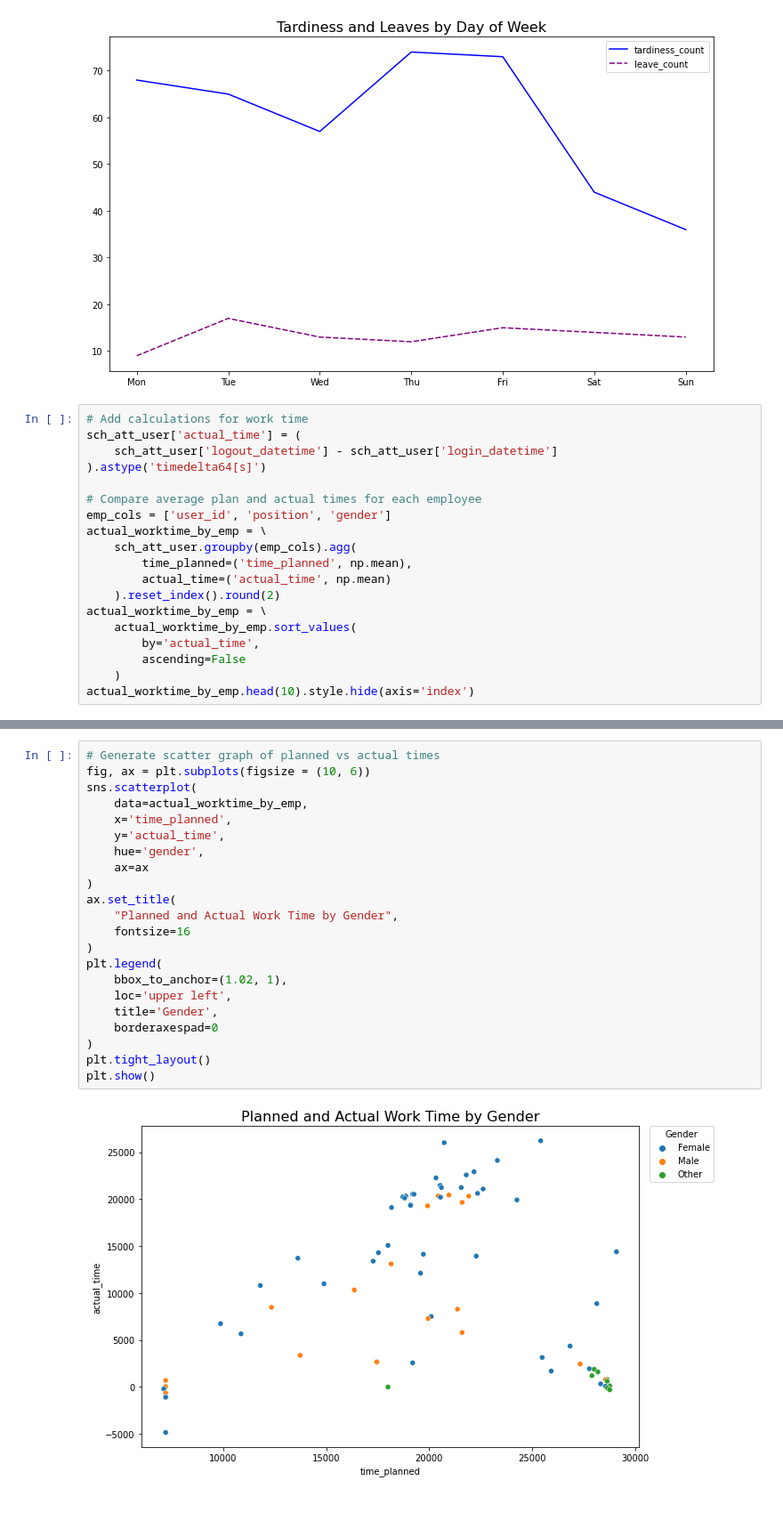
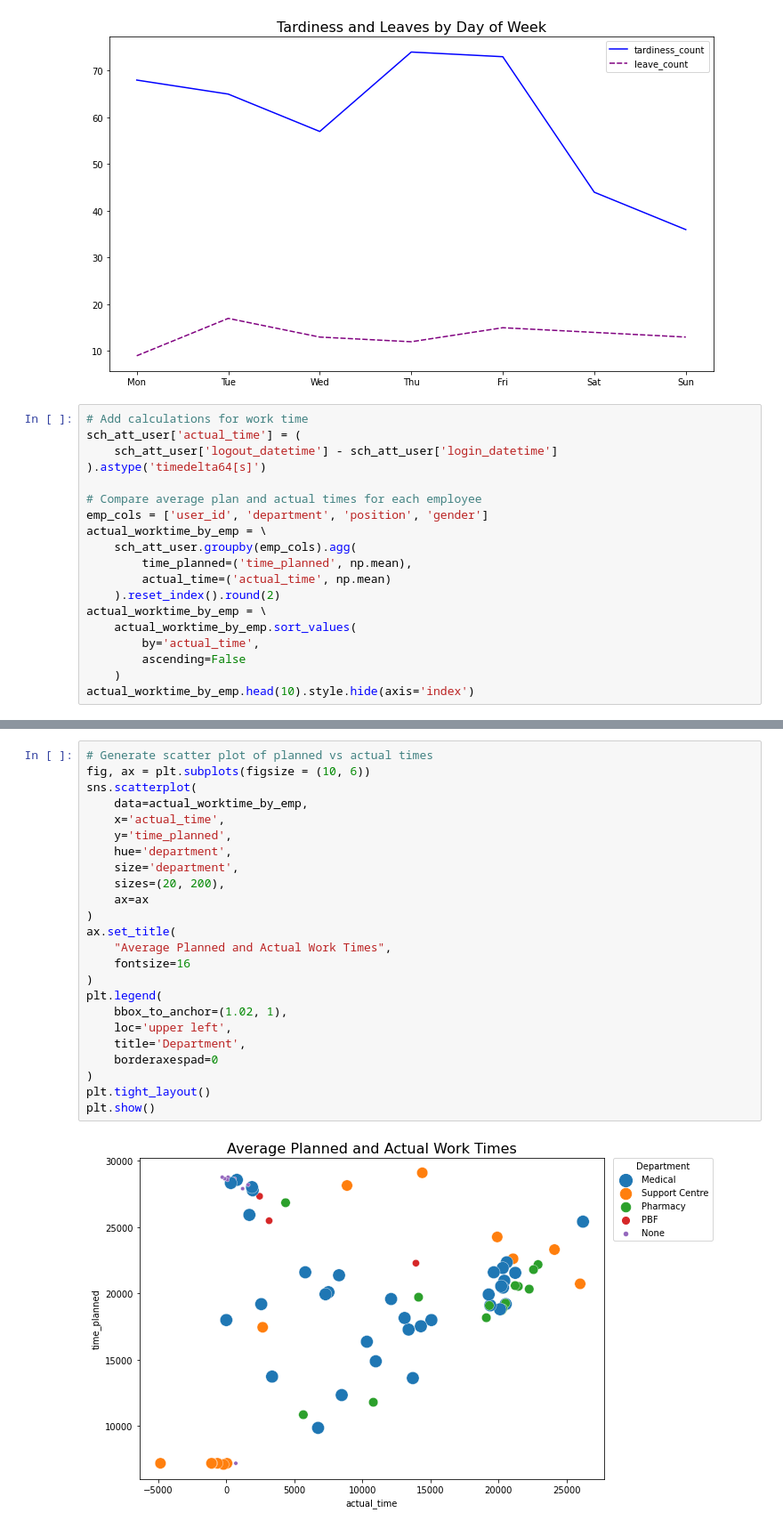
Before and after one commit to ebernardino01/DataAnalystPortfolio, a Jupyter notebook: Clockster/Clockster_Data_Analysis_Notebook.ipynb, the cells around one changed output, grey strips where cells are left out. Shown: that part at 89% size. Cells and saved outputs as stored; diff of their text form.

```diff
--- a/Clockster/Clockster_Data_Analysis_Notebook.ipynb
+++ b/Clockster/Clockster_Data_Analysis_Notebook.ipynb
@@ -887,7 +886,7 @@ sch_att_user['actual_time'] = (
 ).astype('timedelta64[s]')
 
 # Compare average plan and actual times for each employee
-emp_cols = ['user_id', 'position', 'gender']
+emp_cols = ['user_id', 'department', 'position', 'gender']
 actual_worktime_by_emp = \
     sch_att_user.groupby(emp_cols).agg(
         time_planned=('time_planned', np.mean),
@@ -914,24 +913,26 @@ actual_worktime_by_emp.head(10).style.hide(axis='index')
 # %%
-# Generate scatter graph of planned vs actual times
+# Generate scatter plot of planned vs actual times
 fig, ax = plt.subplots(figsize = (10, 6))
 sns.scatterplot(
     data=actual_worktime_by_emp,
-    x='time_planned',
-    y='actual_time',
-    hue='gender',
+    x='actual_time',
+    y='time_planned',
+    hue='department',
+    size='department',
+    sizes=(20, 200),
     ax=ax
 )
 ax.set_title(
-    "Planned and Actual Work Time by Gender",
+    "Average Planned and Actual Work Times",
     fontsize=16
 )
 plt.legend(
     bbox_to_anchor=(1.02, 1),
     loc='upper left',
-    title='Gender',
+    title='Department',
     borderaxespad=0
 )
 plt.tight_layout()
 plt.show()
 # %% [output]
-[figure, old version]
+[figure, new version]
```
Also changed, not shown: parts of 5 cells of this notebook.
